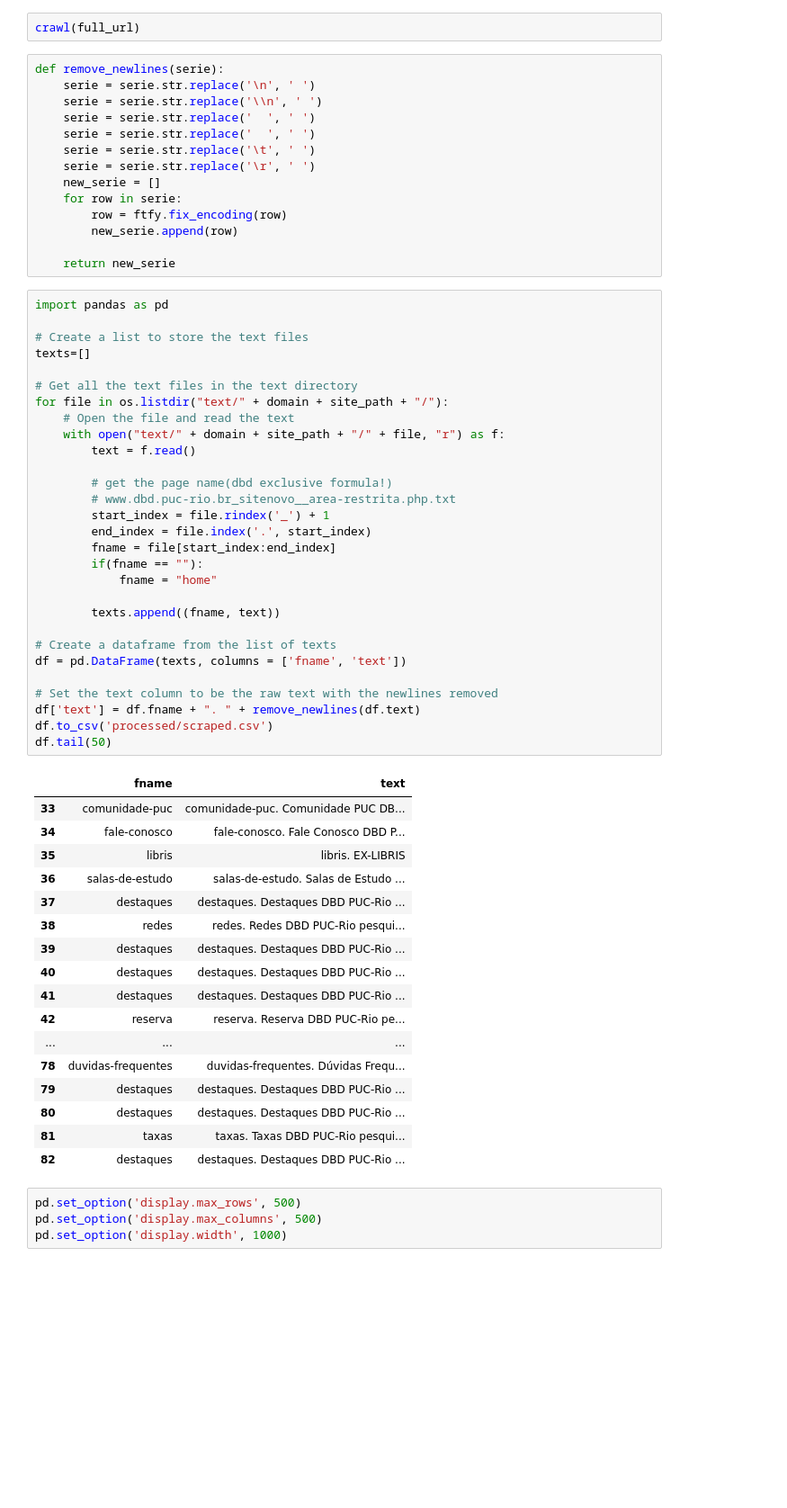
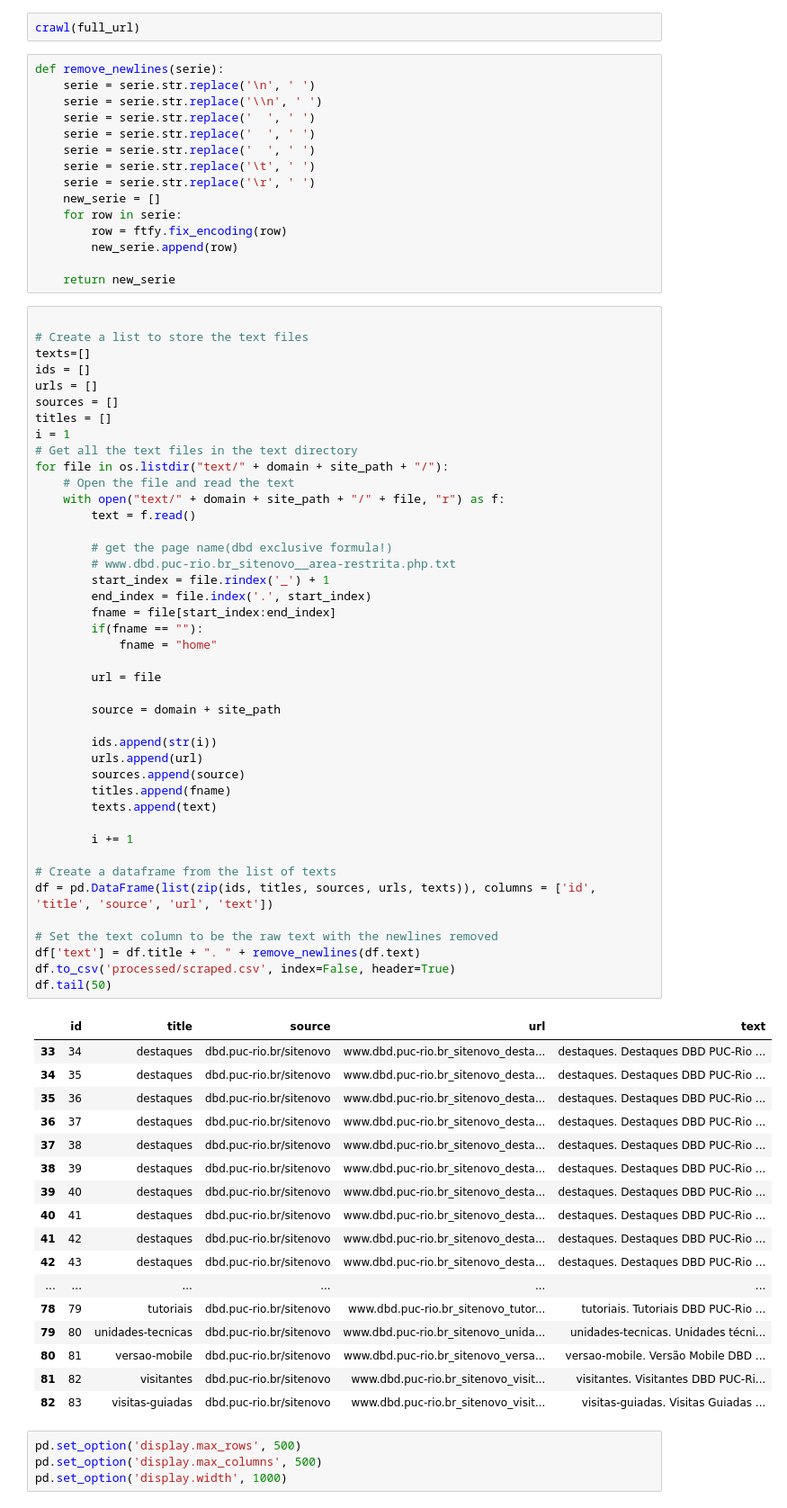
Before and after one commit to giu-ferreira-cientista/openai-cookbook, a Jupyter notebook: solutions/web_crawl_Q&A/web-qa.ipynb, the cells around one changed output. Shown at 90% size. Saved outputs shown, nothing was run; the diff lists cells and outputs as text; blank space fills up the shorter version.

```diff
--- a/solutions/web_crawl_Q&A/web-qa.ipynb
+++ b/solutions/web_crawl_Q&A/web-qa.ipynb
@@ -145,6 +147,7 @@ crawl(full_url)
 def remove_newlines(serie):
     serie = serie.str.replace('\n', ' ')
     serie = serie.str.replace('\\n', ' ')
+    serie = serie.str.replace('  ', ' ')
     serie = serie.str.replace('  ', ' ')
     serie = serie.str.replace('  ', ' ')
     serie = serie.str.replace('\t', ' ')
@@ -156,52 +159,65 @@ def remove_newlines(serie):
 
     return new_serie
 # %%
-import pandas as pd
 
 # Create a list to store the text files
 texts=[]
-
+ids = []
+urls = []
+sources = []
+titles = []
+i = 1
 # Get all the text files in the text directory
 for file in os.listdir("text/" + domain + site_path + "/"):
     # Open the file and read the text
     with open("text/" + domain + site_path + "/" + file, "r") as f:
         text = f.read()
 
         # get the page name(dbd exclusive formula!)
         # www.dbd.puc-rio.br_sitenovo__area-restrita.php.txt
         start_index = file.rindex('_') + 1
         end_index = file.index('.', start_index)
         fname = file[start_index:end_index]
         if(fname == ""):
             fname = "home"
 
-        texts.append((fname, text))
+        url = file
+
+        source = domain + site_path
+
+        ids.append(str(i))
+        urls.append(url)
+        sources.append(source)
+        titles.append(fname)
+        texts.append(text)
+
+        i += 1
 
 # Create a dataframe from the list of texts
-df = pd.DataFrame(texts, columns = ['fname', 'text'])
+df = pd.DataFrame(list(zip(ids, titles, sources, urls, texts)), columns = ['id', 'title', 'source', 'url', 'text'])
 
 # Set the text column to be the raw text with the newlines removed
-df['text'] = df.fname + ". " + remove_newlines(df.text)
-df.to_csv('processed/scraped.csv')
+df['text'] = df.title + ". " + remove_newlines(df.text)
+df.to_csv('processed/scraped.csv', index=False, header=True)
 df.tail(50)
 # %% [output]
-|  | fname | text |
-| 33 | comunidade-puc | comunidade-puc. Comunidade PUC DB... |
-| 34 | fale-conosco | fale-conosco. Fale Conosco DBD P... |
-| 35 | libris | libris. EX-LIBRIS |
-| 36 | salas-de-estudo | salas-de-estudo. Salas de Estudo ... |
-| 37 | destaques | destaques. Destaques DBD PUC-Rio ... |
-| 38 | redes | redes. Redes DBD PUC-Rio pesqui... |
-| 39 | destaques | destaques. Destaques DBD PUC-Rio ... |
-| 40 | destaques | destaques. Destaques DBD PUC-Rio ... |
-| 41 | destaques | destaques. Destaques DBD PUC-Rio ... |
-| 42 | reserva | reserva. Reserva DBD PUC-Rio pe... |
-| ... | ... | ... |
-| 78 | duvidas-frequentes | duvidas-frequentes. Dúvidas Frequ... |
-| 79 | destaques | destaques. Destaques DBD PUC-Rio ... |
-| 80 | destaques | destaques. Destaques DBD PUC-Rio ... |
-| 81 | taxas | taxas. Taxas DBD PUC-Rio pesqui... |
-| 82 | destaques | destaques. Destaques DBD PUC-Rio ... |
+|  | id | title | source | url | text |
+| 33 | 34 | destaques | dbd.puc-rio.br/sitenovo | www.dbd.puc-rio.br_sitenovo_desta... | destaques. Destaques DBD PUC-Rio ... |
+| 34 | 35 | destaques | dbd.puc-rio.br/sitenovo | www.dbd.puc-rio.br_sitenovo_desta... | destaques. Destaques DBD PUC-Rio ... |
+| 35 | 36 | destaques | dbd.puc-rio.br/sitenovo | www.dbd.puc-rio.br_sitenovo_desta... | destaques. Destaques DBD PUC-Rio ... |
+| 36 | 37 | destaques | dbd.puc-rio.br/sitenovo | www.dbd.puc-rio.br_sitenovo_desta... | destaques. Destaques DBD PUC-Rio ... |
+| 37 | 38 | destaques | dbd.puc-rio.br/sitenovo | www.dbd.puc-rio.br_sitenovo_desta... | destaques. Destaques DBD PUC-Rio ... |
+| 38 | 39 | destaques | dbd.puc-rio.br/sitenovo | www.dbd.puc-rio.br_sitenovo_desta... | destaques. Destaques DBD PUC-Rio ... |
+| 39 | 40 | destaques | dbd.puc-rio.br/sitenovo | www.dbd.puc-rio.br_sitenovo_desta... | destaques. Destaques DBD PUC-Rio ... |
+| 40 | 41 | destaques | dbd.puc-rio.br/sitenovo | www.dbd.puc-rio.br_sitenovo_desta... | destaques. Destaques DBD PUC-Rio ... |
+| 41 | 42 | destaques | dbd.puc-rio.br/sitenovo | www.dbd.puc-rio.br_sitenovo_desta... | destaques. Destaques DBD PUC-Rio ... |
+| 42 | 43 | destaques | dbd.puc-rio.br/sitenovo | www.dbd.puc-rio.br_sitenovo_desta... | destaques. Destaques DBD PUC-Rio ... |
+| ... | ... | ... | ... | ... | ... |
+| 78 | 79 | tutoriais | dbd.puc-rio.br/sitenovo | www.dbd.puc-rio.br_sitenovo_tutor... | tutoriais. Tutoriais DBD PUC-Rio ... |
+| 79 | 80 | unidades-tecnicas | dbd.puc-rio.br/sitenovo | www.dbd.puc-rio.br_sitenovo_unida... | unidades-tecnicas. Unidades técni... |
+| 80 | 81 | versao-mobile | dbd.puc-rio.br/sitenovo | www.dbd.puc-rio.br_sitenovo_versa... | versao-mobile. Versão Mobile DBD ... |
+| 81 | 82 | visitantes | dbd.puc-rio.br/sitenovo | www.dbd.puc-rio.br_sitenovo_visit... | visitantes. Visitantes DBD PUC-Ri... |
+| 82 | 83 | visitas-guiadas | dbd.puc-rio.br/sitenovo | www.dbd.puc-rio.br_sitenovo_visit... | visitas-guiadas. Visitas Guiadas ... |
 # %%
 pd.set_option('display.max_rows', 500)
 pd.set_option('display.max_columns', 500)
```
Also changed, not shown: parts of 25 cells of this notebook, 3 other files.
